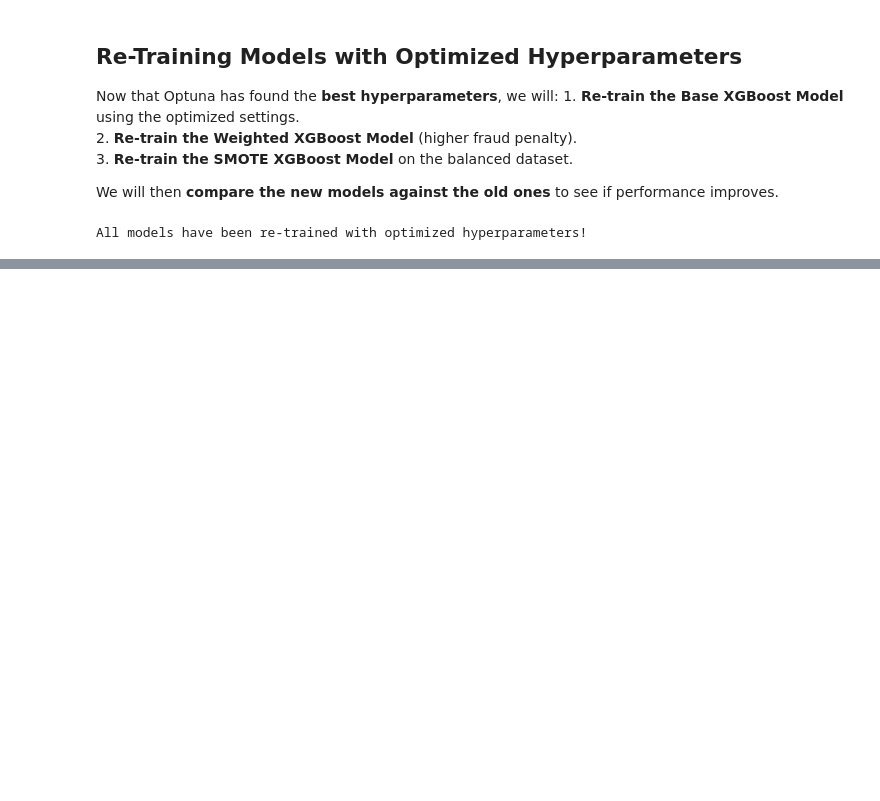
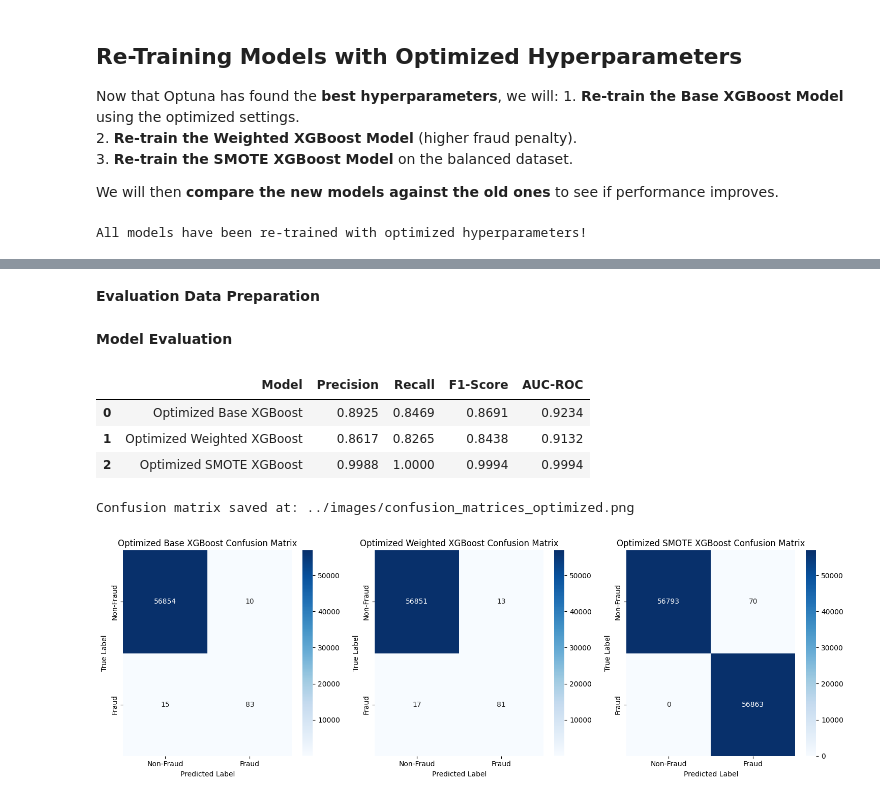
Before and after one commit to otuemre/FraudDetectAI, a Jupyter notebook: src/notebooks/03_Model_Training.ipynb, the cells around one changed output, grey strips where cells are left out. Saved outputs shown, nothing was run; the diff lists cells and outputs as text; code cells hidden in the pictures; blank space fills up the shorter version.

Commit message:
Evaluate the optimized models

```diff
--- a/src/notebooks/03_Model_Training.ipynb
+++ b/src/notebooks/03_Model_Training.ipynb
@@ -480,0 +494,38 @@ All models have been re-trained with optimized hyperparameters!
+# %% [markdown]
+**Evaluation Data Preparation**
+# %%
+# Re-run Confusion Matrix plots
+y_true_list_opt = [y_test, y_test, y_test_smote]
+y_pred_list_opt = [y_pred_base_opt, y_pred_weighted_opt, y_pred_smote_opt]
+model_names_opt = ["Optimized Base XGBoost", "Optimized Weighted XGBoost", "Optimized SMOTE XGBoost"]
+
+# Get updated probabilities
+y_pred_probs_base_opt = base_xgb_opt.predict_proba(X_test)[:, 1]
+y_pred_probs_weighted_opt = weighted_xgb_opt.predict_proba(X_test)[:, 1]
+y_pred_probs_smote_opt = smote_xgb_opt.predict_proba(X_test_smote)[:, 1]
+# %% [markdown]
+**Model Evaluation**
+# %%
+# Re-evaluate all models with optimized hyperparameters
+optimized_results = []
+optimized_results.append(evaluate_model(y_test, y_pred_base_opt, "Optimized Base XGBoost"))
+optimized_results.append(evaluate_model(y_test, y_pred_weighted_opt, "Optimized Weighted XGBoost"))
+optimized_results.append(evaluate_model(y_test_smote, y_pred_smote_opt, "Optimized SMOTE XGBoost"))
+
+# Convert results to DataFrame
+optimized_results_df = pd.DataFrame(optimized_results)
+
+# Display results table
+pd.set_option("display.float_format", "{:.4f}".format)
+display(optimized_results_df)
+# %% [output]
+|  | Model | Precision | Recall | F1-Score | AUC-ROC |
+| 0 | Optimized Base XGBoost | 0.8925 | 0.8469 | 0.8691 | 0.9234 |
+| 1 | Optimized Weighted XGBoost | 0.8617 | 0.8265 | 0.8438 | 0.9132 |
+| 2 | Optimized SMOTE XGBoost | 0.9988 | 1.0000 | 0.9994 | 0.9994 |
+# %%
+# Save the updated confusion matrices
+plot_confusion_matrices(y_true_list_opt, y_pred_list_opt, model_names_opt, save_path="../images/confusion_matrices_optimized.png")
+# %% [output]
+Confusion matrix saved at: ../images/confusion_matrices_optimized.png
+[figure, added]
```
Also changed, not shown: parts of 4 cells of this notebook, 3 other files.
